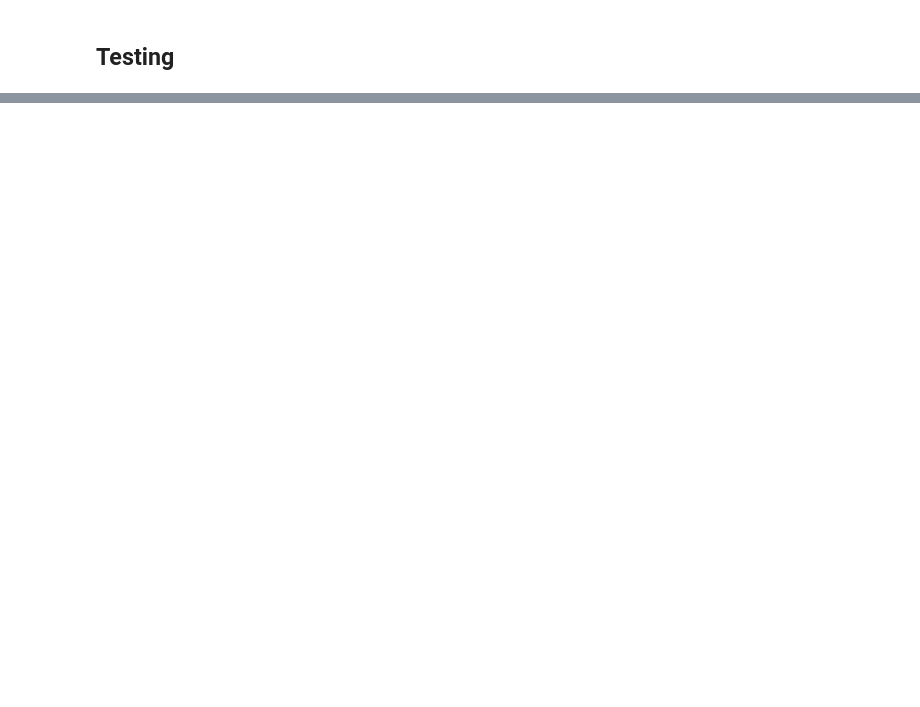
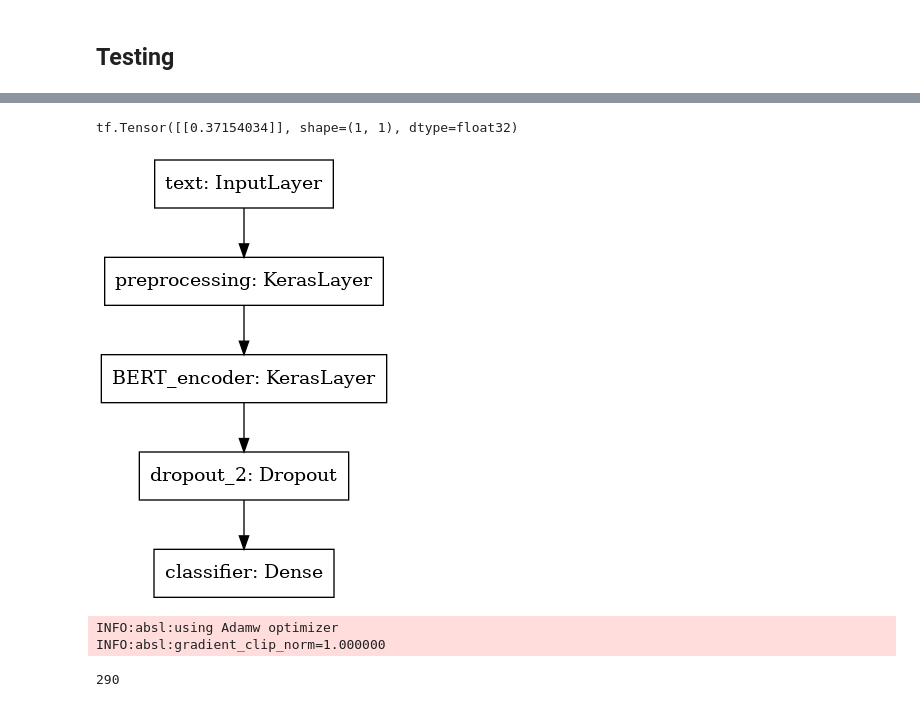
Before and after one commit to Bachfischer/COMP90042-Rumour-Detection-on-Twitter, a Jupyter notebook: src/playground.ipynb, the cells around one changed output, grey strips where cells are left out. Cells and saved outputs as stored; diff of their text form; code cells hidden in the pictures; blank space fills up the shorter version.

Commit message:
add latest experiments

```diff
--- a/src/playground.ipynb
+++ b/src/playground.ipynb
@@ -935,0 +1081,21 @@ with open('test-output.json', 'w') as f:
+# %%
+def build_classifier_model():
+    text_input = tf.keras.layers.Input(shape=(), dtype=tf.string, name='text')
+    preprocessing_layer = hub.KerasLayer(tfhub_handle_preprocess, name='preprocessing')
+    encoder_inputs = preprocessing_layer(text_input)
+    encoder = hub.KerasLayer(tfhub_handle_encoder, trainable=True, name='BERT_encoder')
+    outputs = encoder(encoder_inputs)
+    net = outputs['pooled_output']
+    net = tf.keras.layers.Dropout(0.1)(net)
+    net = tf.keras.layers.Dense(1, activation=None, name='classifier')(net)
+    return tf.keras.Model(text_input, net)
+# %%
+classifier_model = build_classifier_model()
+bert_raw_result = classifier_model(tf.constant(text_test))
+print(tf.sigmoid(bert_raw_result))
+# %% [output]
+tf.Tensor([[0.37154034]], shape=(1, 1), dtype=float32)
+# %%
+tf.keras.utils.plot_model(classifier_model)
+# %% [output]
+[figure, added]
@@ -935,0 +1105,14 @@ with open('test-output.json', 'w') as f:
+# %%
+epochs = 5
+steps_per_epoch = tf.data.experimental.cardinality(train_ds).numpy()
+num_train_steps = steps_per_epoch * epochs
+num_warmup_steps = int(0.1*num_train_steps)
+
+init_lr = 3e-5
+optimizer = optimization.create_optimizer(init_lr=init_lr,
+                                          num_train_steps=num_train_steps,
+                                          num_warmup_steps=num_warmup_steps,
+                                          optimizer_type='adamw')
+# %% [output]
+INFO:absl:using Adamw optimizer
+INFO:absl:gradient_clip_norm=1.000000
@@ -935,0 +1123,4 @@ with open('test-output.json', 'w') as f:
+# %%
+num_warmup_steps
+# %% [output]
+290
```
Also changed, not shown: parts of 31 cells of this notebook.
